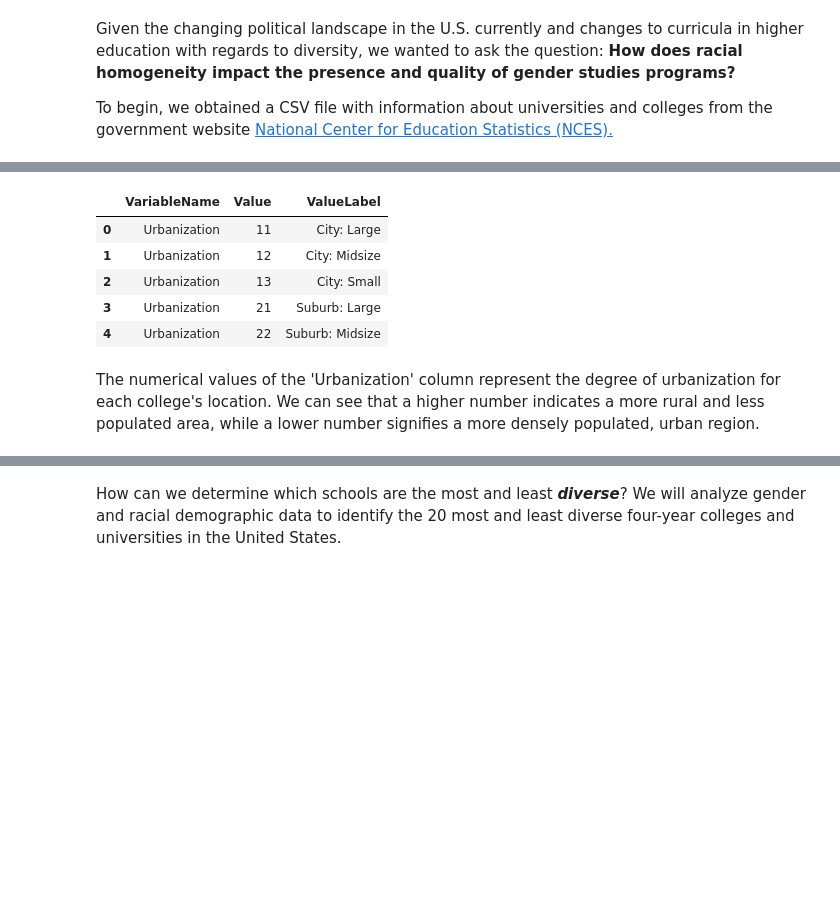
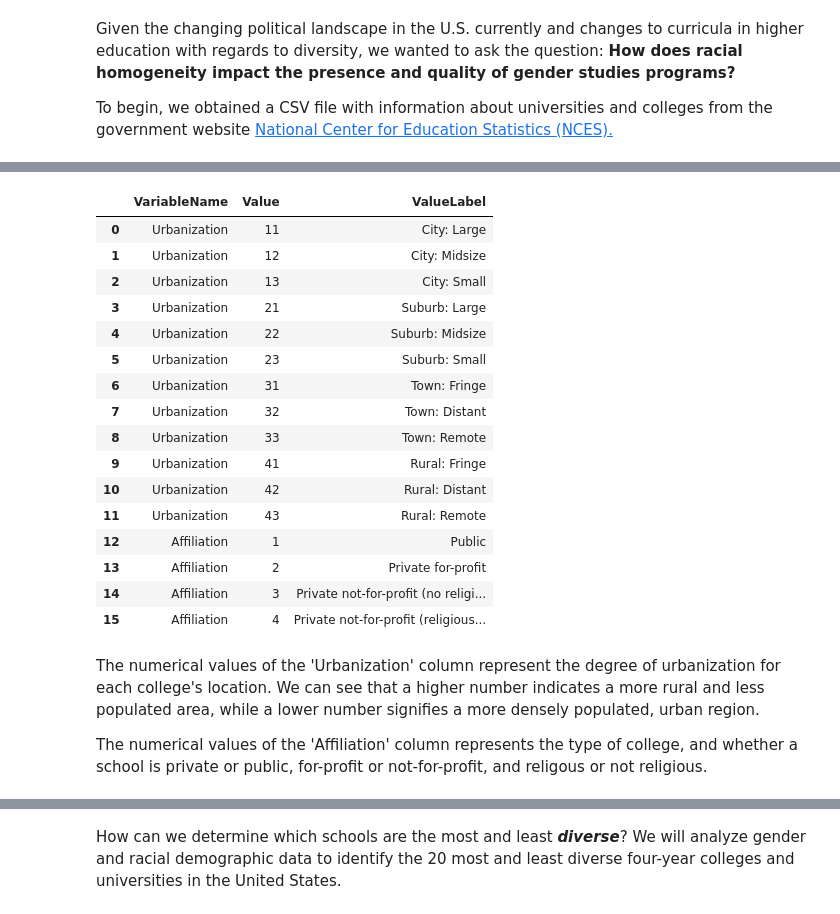
Before and after one commit to lena6866/DATASCI-112-Final, a Jupyter notebook: DATASCI112_Final_College_Data_Collection.ipynb, the cells around one changed output, grey strips where cells are left out. Drawn from its saved outputs; the diff is of its cells as text; code cells hidden in the pictures; blank space fills up the shorter version.

```diff
--- a/DATASCI112_Final_College_Data_Collection.ipynb
+++ b/DATASCI112_Final_College_Data_Collection.ipynb
@@ -21,13 +21,26 @@ Mounted at /content/drive
 | 4 | 138558 | Abraham Baldwin Agricultural College | GA | 1.0 | 32 | 3768.0 | 1489.0 | 2279.0 | ... |
 # %%
 values_df = pd.read_csv('/content/drive/My Drive/valuelabels.csv')
-values_df.head()
+values_df
 # %% [output]
 |  | VariableName | Value | ValueLabel |
 | 0 | Urbanization | 11 | City: Large |
 | 1 | Urbanization | 12 | City: Midsize |
 | 2 | Urbanization | 13 | City: Small |
 | 3 | Urbanization | 21 | Suburb: Large |
 | 4 | Urbanization | 22 | Suburb: Midsize |
+| 5 | Urbanization | 23 | Suburb: Small |
+| 6 | Urbanization | 31 | Town: Fringe |
+| 7 | Urbanization | 32 | Town: Distant |
+| 8 | Urbanization | 33 | Town: Remote |
+| 9 | Urbanization | 41 | Rural: Fringe |
+| 10 | Urbanization | 42 | Rural: Distant |
+| 11 | Urbanization | 43 | Rural: Remote |
+| 12 | Affiliation | 1 | Public |
+| 13 | Affiliation | 2 | Private for-profit |
+| 14 | Affiliation | 3 | Private not-for-profit (no religi... |
+| 15 | Affiliation | 4 | Private not-for-profit (religious... |
 # %% [markdown]
 The numerical values of the 'Urbanization' column represent the degree of urbanization for each college's location. We can see that a higher number indicates a more rural and less populated area, while a lower number signifies a more densely populated, urban region.
+
+The numerical values of the 'Affiliation' column represents the type of college, and whether a school is private or public, for-profit or not-for-profit, and religous or not religious.
```
Also changed, not shown: parts of 17 cells of this notebook.
